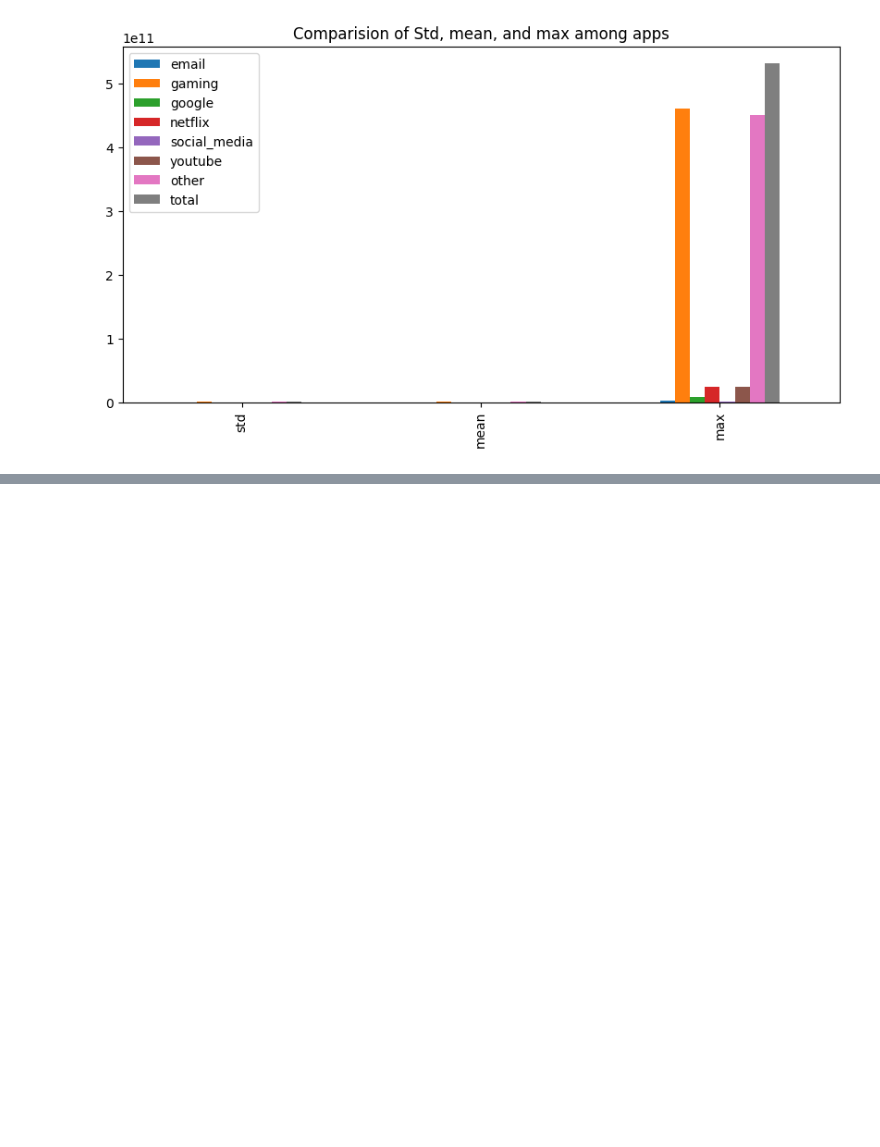
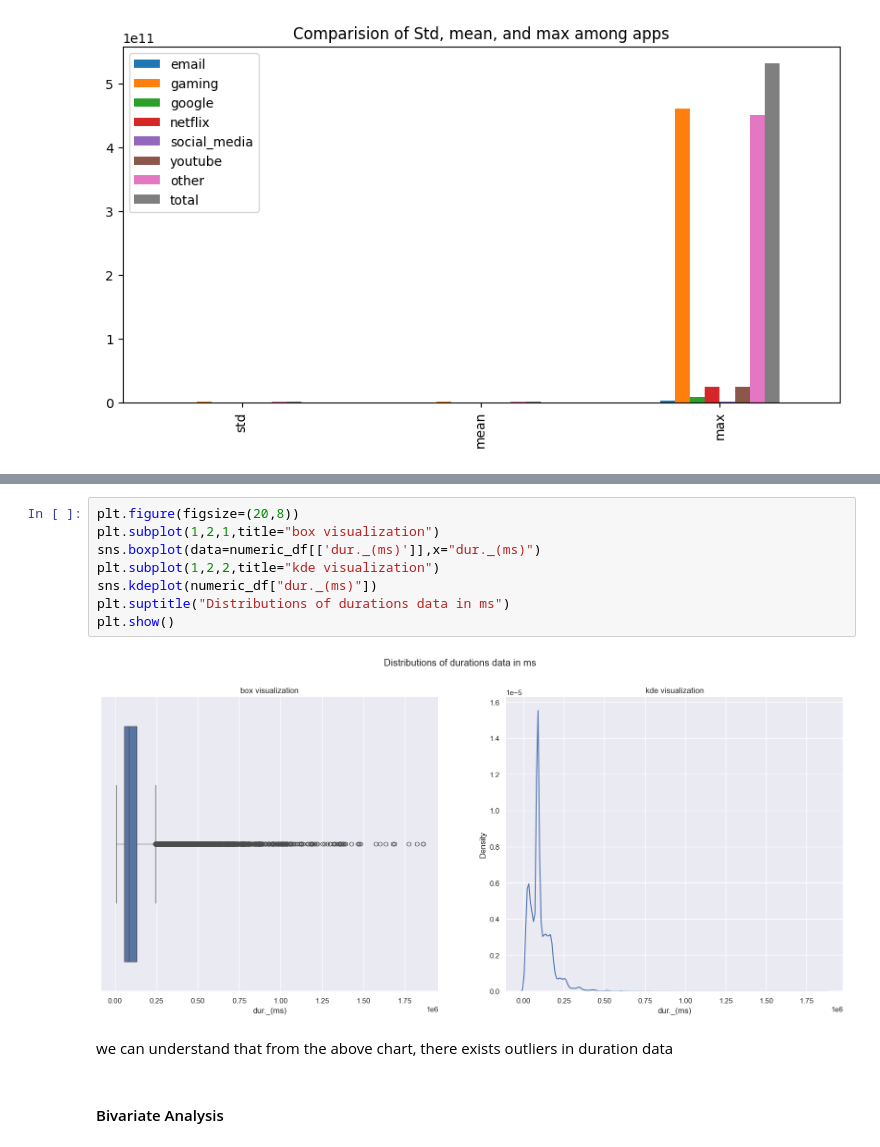
Before and after one commit to Berhanu13/User-Analytics-in-Telecommunication, a Jupyter notebook: notebooks/user_overview_analysis.ipynb, the cells around one changed output, grey strips where cells are left out. Saved outputs shown, nothing was run; the diff lists cells and outputs as text; blank space fills up the shorter version.

```diff
--- a/notebooks/user_overview_analysis.ipynb
+++ b/notebooks/user_overview_analysis.ipynb
@@ -452,0 +526,14 @@ plt.show()
+# %%
+plt.figure(figsize=(20,8))
+plt.subplot(1,2,1,title="box visualization")
+sns.boxplot(data=numeric_df[['dur._(ms)']],x="dur._(ms)")
+plt.subplot(1,2,2,title="kde visualization")
+sns.kdeplot(numeric_df["dur._(ms)"])
+plt.suptitle("Distributions of durations data in ms")
+plt.show()
+# %% [output]
+[figure, added]
+# %% [markdown]
+we can understand that from the above chart, there exists outliers in duration data
+# %% [markdown]
+#### Bivariate Analysis
```
Also changed, not shown: parts of 29 cells of this notebook, 1 other file.
